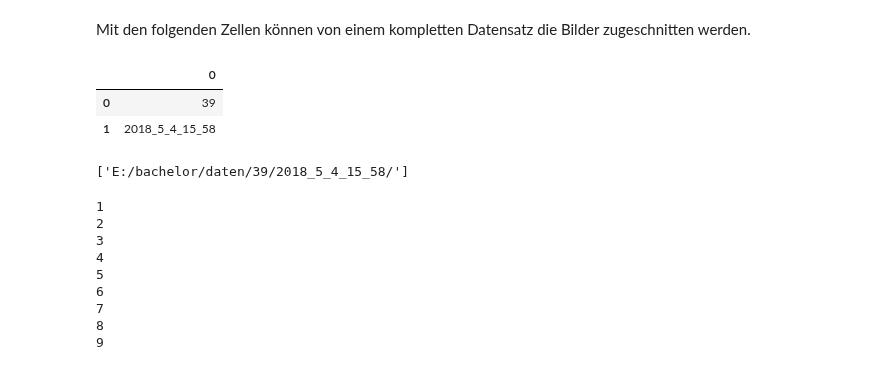
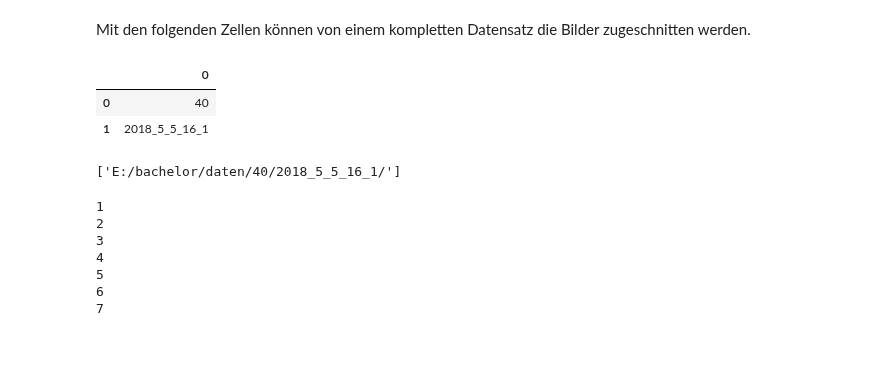
Before and after one commit to SandGreif/FahrradwegeKlassifizierung, a Jupyter notebook: datenanalyse/featuresJoin.ipynb, the cells around one changed output. Drawn from its saved outputs; the diff is of its cells as text; code cells hidden in the pictures.

```diff
--- a/datenanalyse/featuresJoin.ipynb
+++ b/datenanalyse/featuresJoin.ipynb
@@ -60,21 +60,21 @@ result.shape
 Mit den folgenden Zellen können von einem kompletten Datensatz die Bilder zugeschnitten werden.
 # %%
 # Hier können die Datensätze ausgewählt werden mit den entsprechenden Ordner Namen
-datasets = pandas.DataFrame([['39'],['2018_5_4_15_58']])
+datasets = pandas.DataFrame([['40'],['2018_5_5_16_1']])
 # Die Pfade zu den Ordnern in welchem sich die Merkmale befinden
 paths = []
 datasets
 # %% [output]
 |  | 0 |
-| 0 | 39 |
-| 1 | 2018_5_4_15_58 |
+| 0 | 40 |
+| 1 | 2018_5_5_16_1 |
 # %%
 for date, dataset in datasets.iteritems(): # Für jeden Datensatz merke Pfad
     paths.append("E:/bachelor/daten/" + dataset.iloc[0] + "/" + dataset.iloc[1] + "/")
 # %%
 paths
 # %% [output]
-['E:/bachelor/daten/39/2018_5_4_15_58/']
+['E:/bachelor/daten/40/2018_5_5_16_1/']
 # %%
 featuresDF = []
 for path in paths: # Für jeden Pfad hole die Namen der Ordner
@@ -95,5 +95,3 @@ for path in paths: # Für jeden Pfad hole die Namen der Ordner
 5
 6
 7
-8
-9
```
Also changed, not shown: parts of 2 cells of this notebook, 4 other files.
